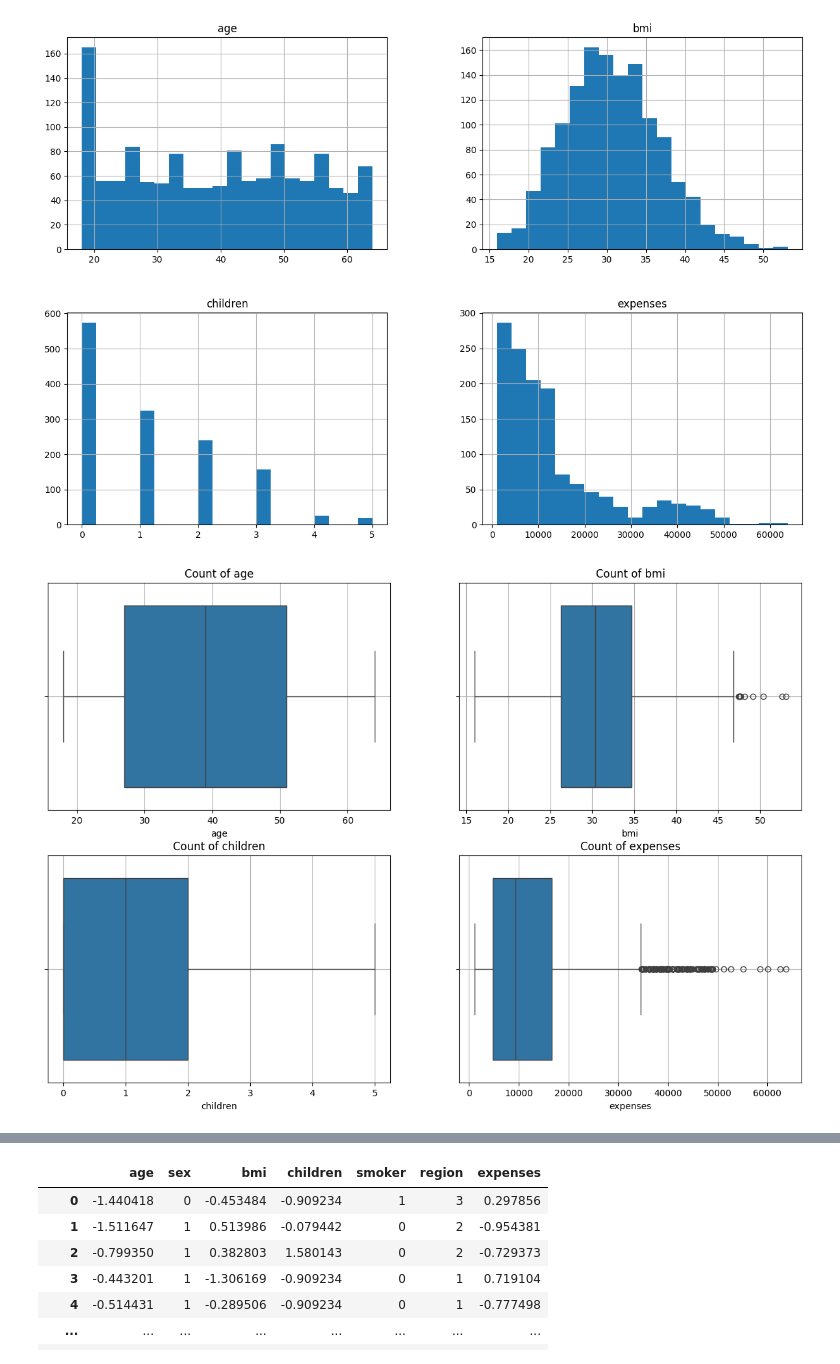
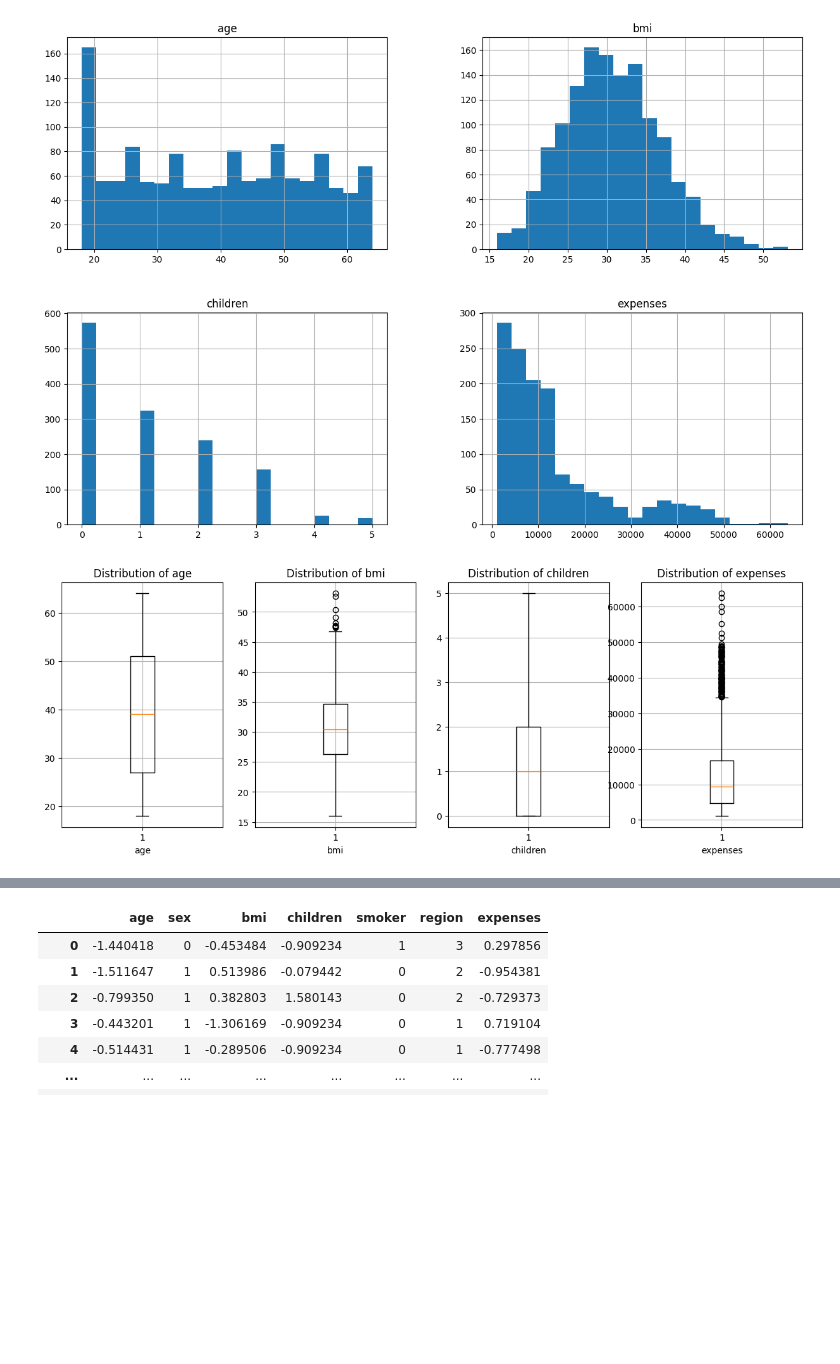
Before and after one commit to vishwak05/Gradious-Assignments, a Jupyter notebook: ML Algo/Assignment-2/assignment_2.ipynb, the cells around one changed output, grey strips where cells are left out. Drawn from its saved outputs; the diff is of its cells as text; code cells hidden in the pictures; blank space fills up the shorter version.

Commit message:
ML Algo Assignment-2

```diff
--- a/ML Algo/Assignment-2/assignment_2.ipynb
+++ b/ML Algo/Assignment-2/assignment_2.ipynb
@@ -3,7 +7,7 @@ import pandas as pd
 import matplotlib.pyplot as plt
 import seaborn as sns
 # %%
-data = pd.read_csv('insurance.csv')
+data = pd.read_csv('https://raw.githubusercontent.com/vishwak05/Gradious-Assignments/refs/heads/main/ML%20Algo/Assignment-2/insurance.csv')
 data
 # %% [output]
 |  | age | sex | bmi | children | smoker | region | expenses |
@@ -85,14 +94,16 @@ array([[<Axes: title={'center': 'age'}>, <Axes: title={'center': 'bmi'}>],
         <Axes: title={'center': 'expenses'}>]], dtype=object)
 [figure]
 # %%
-plt.figure(figsize=(15,10))
+# Distribution of numeric features
+
+plt.figure(figsize=(15,5))
 
 for i, col in enumerate(num_cols):
-    plt.subplot(2,2,i+1)
-    sns.boxplot(data=data, x=col)
+    plt.subplot(1,4,i+1)
+    plt.boxplot(x=data[col])
     plt.xlabel(col)
     plt.grid(True)
-    plt.title(f'Count of {col}')
+    plt.title(f'Distribution of {col}')
 plt.show()
 # %% [output]
-[figure, old version]
+[figure, new version]
```
Also changed, not shown: parts of 21 cells of this notebook.
